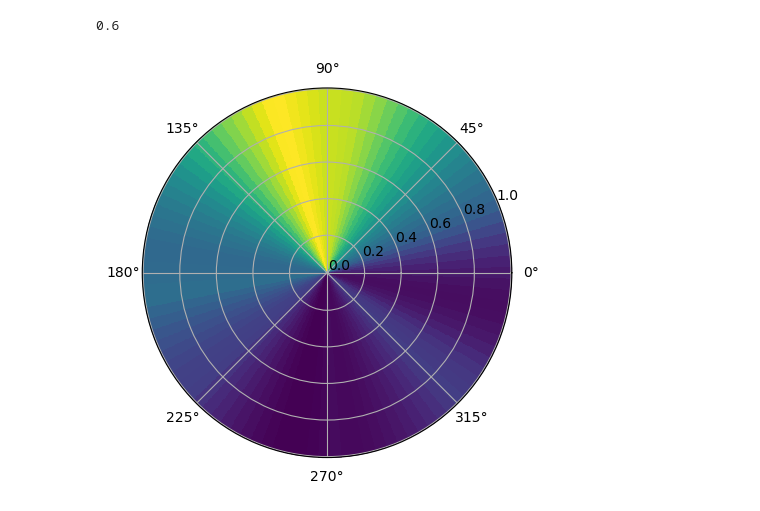
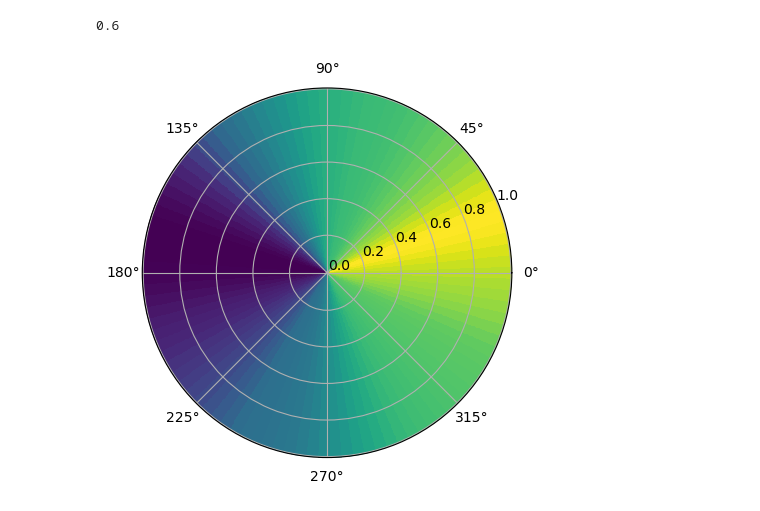
Before and after one commit to TorgemanTarak/ann_project, a Jupyter notebook: exploration.ipynb, the cells around one changed output. Cells and saved outputs as stored; diff of their text form; code cells hidden in the pictures.

```diff
--- a/exploration.ipynb
+++ b/exploration.ipynb
@@ -397,33 +437,37 @@ action
 # %% [output]
 0.6
 # %%
-pi=torch.acos(torch.zeros(1)).item() * 2
-radius = torch.linspace(0, 1, 100)
-angle = torch.linspace(0, 2 * pi, 100)
-x=torch.cos(angle)
-y=torch.sin(angle)
-z=torch.zeros(angle.shape[0],radius.shape[0])
-average_speed=-5.0
-action=0.6
-for i in range(x.shape[0]):
-    inp = torch.tensor([x[i],y[i],average_speed,action]).to(device)
-    # z is constant with respect to the radius
-    z[i,:] = model(inp)
-angle = angle.detach().numpy()
-z = z.detach().numpy()
-radius = radius.detach().numpy()
 
-fig = plt.figure()
-ax = Axes3D(fig)
-r, th = np.meshgrid(radius, angle)
-plt.subplot(projection="polar")
+def polar_plot(speed,action,model=model):
+    pi=torch.acos(torch.zeros(1)).item() * 2
+    radius = torch.linspace(0, 1, 100)
+    angle = torch.linspace(0, 2 * pi, 100)
+    x=torch.cos(angle)
+    y=torch.sin(angle)
+    z=torch.zeros(angle.shape[0],radius.shape[0])
+    average_speed=speed
+    action=action
+    for i in range(x.shape[0]):
+        inp = torch.tensor([x[i],y[i],average_speed,action]).to(device)
+        # z is constant with respect to the radius
+        z[i,:] = model(inp)
+    angle = angle.detach().numpy()
+    z = z.detach().numpy()
+    radius = radius.detach().numpy()
 
-plt.pcolormesh(th, r, z)
-#plt.pcolormesh(th, z, r)
+    fig = plt.figure()
+    ax = Axes3D(fig)
+    r, th = np.meshgrid(radius, angle)
+    plt.subplot(projection="polar")
 
-plt.plot(angle, r, color='k', ls='none')
-plt.grid()
+    plt.pcolormesh(th, r, z)
+    #plt.pcolormesh(th, z, r)
 
-plt.show()
+    plt.plot(angle, r, color='k', ls='none')
+    plt.grid()
+
+    plt.show()
-# %% [output]
-[figure, removed]
+# %%
+polar_plot(-0.6,0)
+# %% [output]
+[figure, added]
```
Also changed, not shown: parts of 30 cells of this notebook.
